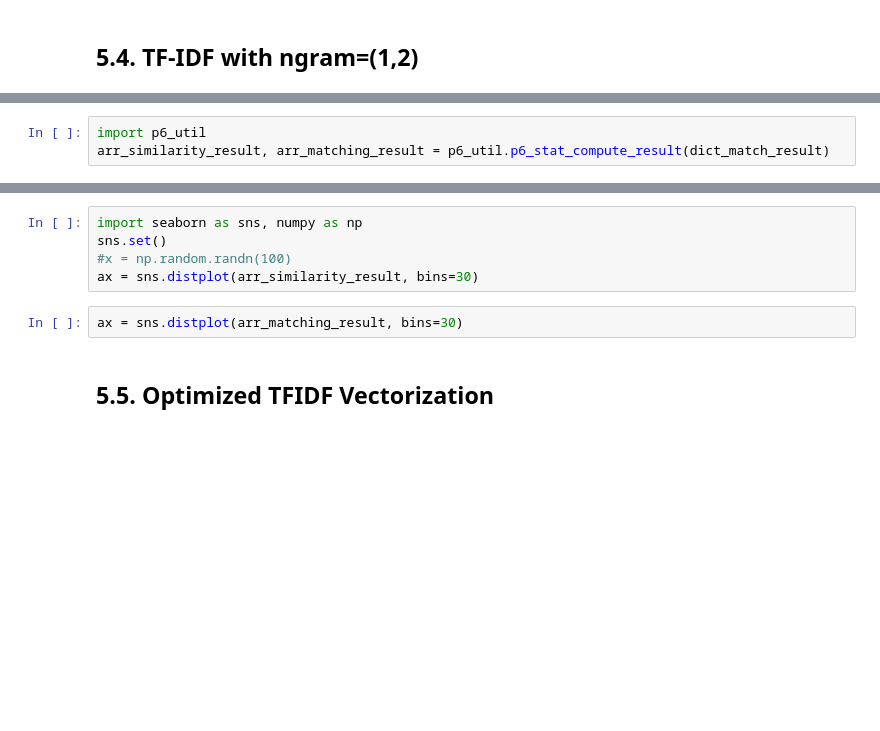
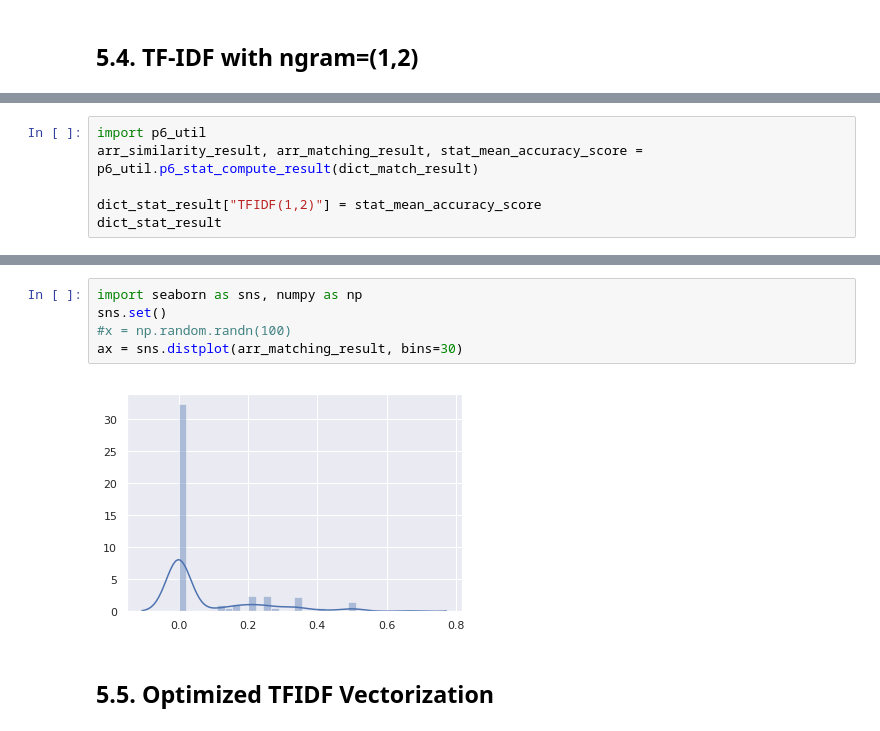
Before and after one commit to dataforcast/OC_Datascientist, a Jupyter notebook: P6/P6_StatisticalMethod.ipynb, the cells around one changed output, grey strips where cells are left out. Cells and saved outputs as stored; diff of their text form; blank space fills up the shorter version.

```diff
--- a/P6/P6_StatisticalMethod.ipynb
+++ b/P6/P6_StatisticalMethod.ipynb
@@ -242,3 +356,6 @@ dict_match_result = p5_util.object_load(file_name)
 # %%
 import p6_util
-arr_similarity_result, arr_matching_result = p6_util.p6_stat_compute_result(dict_match_result)
+arr_similarity_result, arr_matching_result, stat_mean_accuracy_score = p6_util.p6_stat_compute_result(dict_match_result)
+
+dict_stat_result["TFIDF(1,2)"] = stat_mean_accuracy_score
+dict_stat_result
@@ -245,10 +370,10 @@ arr_similarity_result, arr_matching_result = p6_util.p6_stat_compute_result(dict
 # %%
 import seaborn as sns, numpy as np
 sns.set()
 #x = np.random.randn(100)
-ax = sns.distplot(arr_similarity_result, bins=30)
+ax = sns.distplot(arr_matching_result, bins=30)
+# %% [output]
+[figure, added]
-# %%
-ax = sns.distplot(arr_matching_result, bins=30)
 # %% [markdown]
 ## <font color='blus'> 5.5. Optimized TFIDF Vectorization</font>
 # %% [markdown]
```
Also changed, not shown: parts of 71 cells of this notebook, 4 other files.
